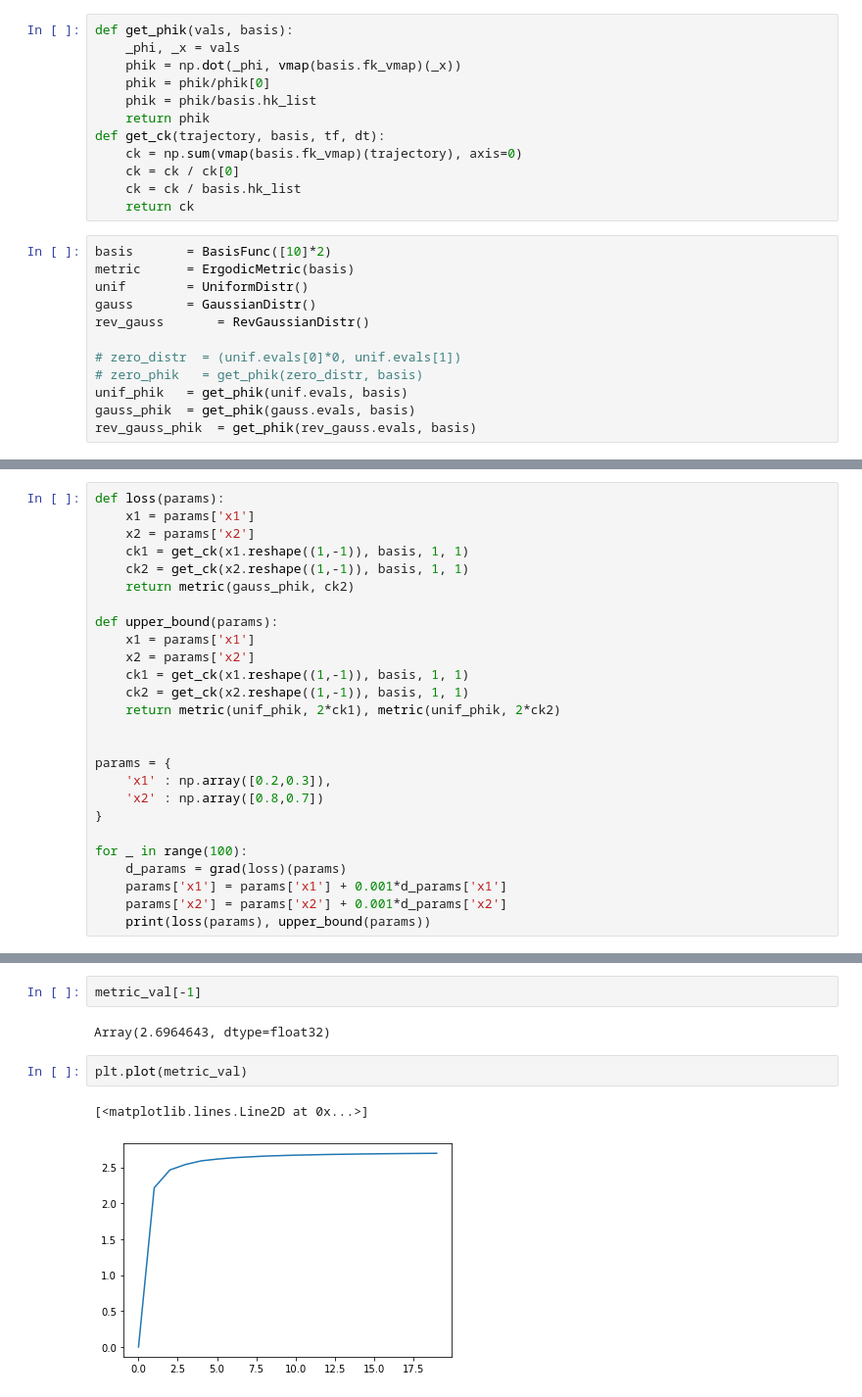
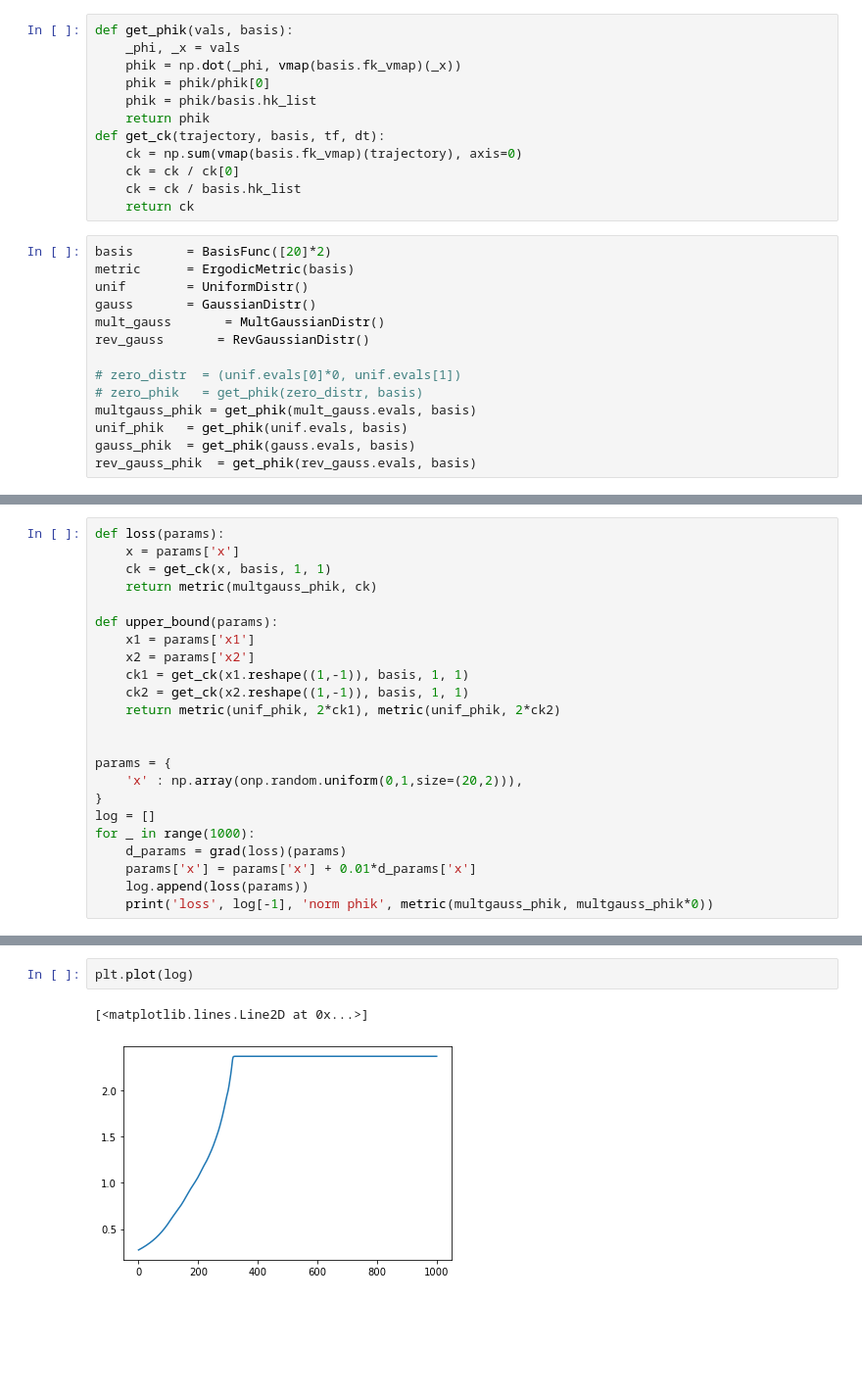
Before and after one commit to ialab-yale/time_optimal_ergodic_search, a Jupyter notebook: experiments/ergodic_bounds/__tests__.ipynb, the cells around one changed output, grey strips where cells are left out. Shown: that part at 98% size. Saved outputs shown, nothing was run; the diff lists cells and outputs as text; blank space fills up the shorter version.

```diff
--- a/experiments/ergodic_bounds/__tests__.ipynb
+++ b/experiments/ergodic_bounds/__tests__.ipynb
@@ -104,14 +128,16 @@ def get_ck(trajectory, basis, tf, dt):
     ck = ck / basis.hk_list
     return ck
 # %%
-basis       = BasisFunc([10]*2)
+basis       = BasisFunc([20]*2)
 metric      = ErgodicMetric(basis)
 unif        = UniformDistr()
 gauss       = GaussianDistr()
+mult_gauss       = MultGaussianDistr()
 rev_gauss       = RevGaussianDistr()
 
 # zero_distr  = (unif.evals[0]*0, unif.evals[1])
 # zero_phik   = get_phik(zero_distr, basis)
+multgauss_phik = get_phik(mult_gauss.evals, basis)
 unif_phik   = get_phik(unif.evals, basis)
 gauss_phik  = get_phik(gauss.evals, basis)
 rev_gauss_phik  = get_phik(rev_gauss.evals, basis)
@@ -138,10 +144,8 @@ Array(1.0001762, dtype=float32)
 # %%
 def loss(params):
-    x1 = params['x1']
-    x2 = params['x2']
-    ck1 = get_ck(x1.reshape((1,-1)), basis, 1, 1)
-    ck2 = get_ck(x2.reshape((1,-1)), basis, 1, 1)
-    return metric(gauss_phik, ck2)
+    x = params['x']
+    ck = get_ck(x, basis, 1, 1)
+    return metric(multgauss_phik, ck)
 
 def upper_bound(params):
     x1 = params['x1']
@@ -152,13 +156,12 @@ def upper_bound(params):
 
 
 params = {
-    'x1' : np.array([0.2,0.3]),
-    'x2' : np.array([0.8,0.7])
+    'x' : np.array(onp.random.uniform(0,1,size=(20,2))),
 }
-
-for _ in range(100):
+log = []
+for _ in range(1000):
     d_params = grad(loss)(params)
-    params['x1'] = params['x1'] + 0.001*d_params['x1']
-    params['x2'] = params['x2'] + 0.001*d_params['x2']
-    print(loss(params), upper_bound(params))
+    params['x'] = params['x'] + 0.01*d_params['x']
+    log.append(loss(params))
+    print('loss', log[-1], 'norm phik', metric(multgauss_phik, multgauss_phik*0))
 # %% [output]
@@ -322,9 +185,5 @@ for _n_basis in range(1, 100, 5):
-# %%
-metric_val[-1]
-# %% [output]
-Array(2.6964643, dtype=float32)
 # %%
-plt.plot(metric_val)
+plt.plot(log)
 # %% [output]
 [<matplotlib.lines.Line2D at 0x...>]
-[figure, old version]
+[figure, new version]
```
Also changed, not shown: parts of 43 cells of this notebook, 4 other files.
